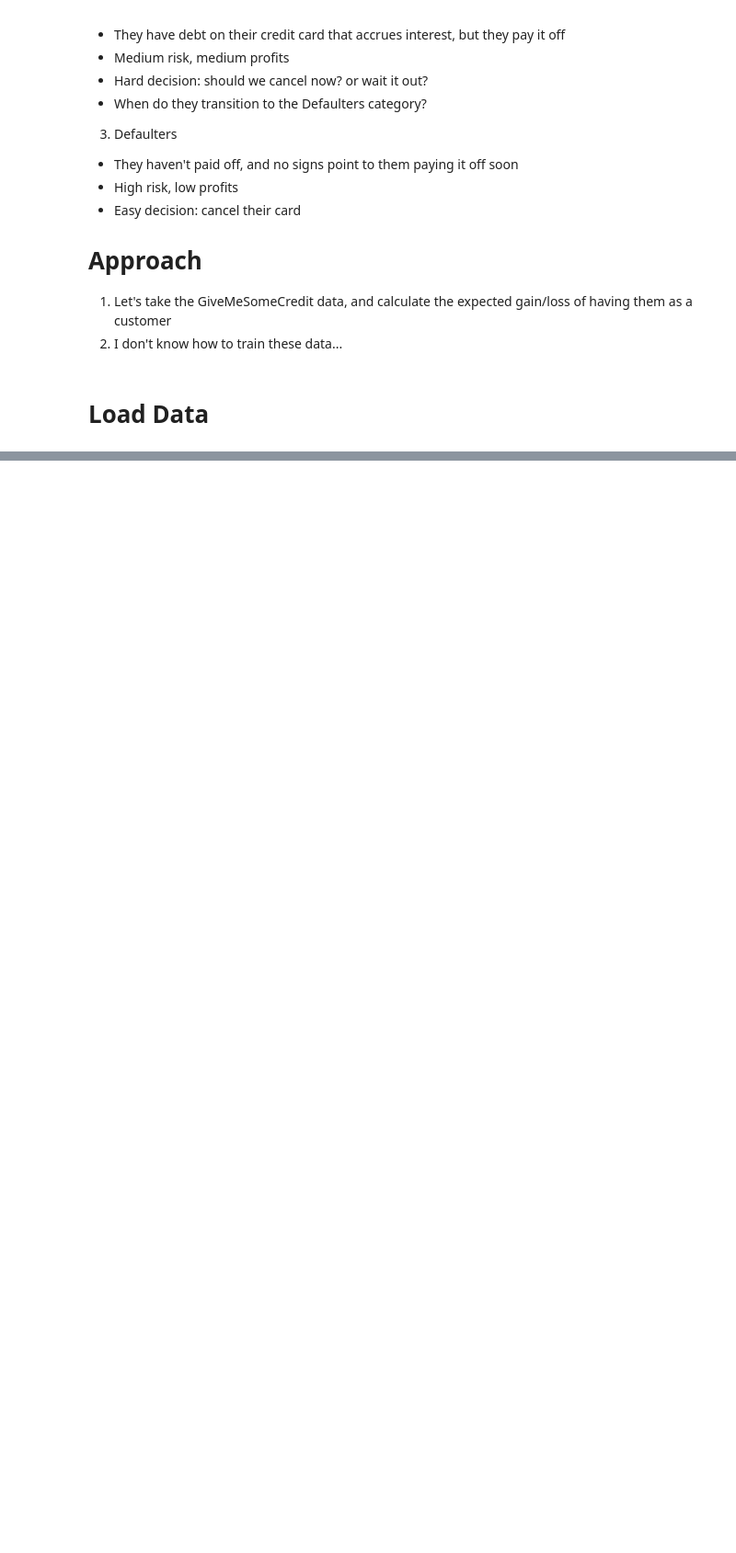
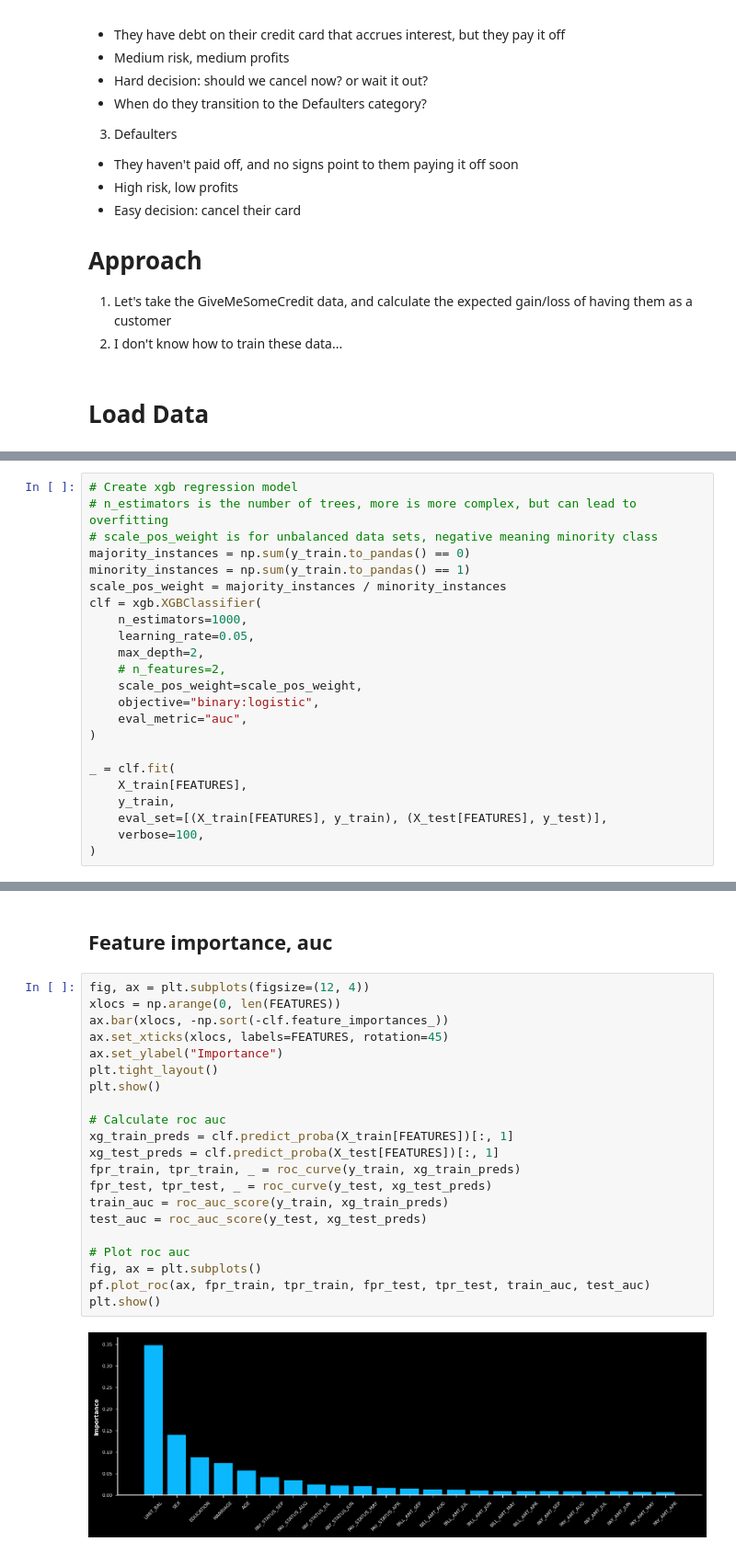
Before and after one commit to SethSullivan/learning, a Jupyter notebook: finance/sdt_cancel_credit.ipynb, the cells around one changed output, grey strips where cells are left out. Shown at 92% size. Cells and saved outputs as stored; diff of their text form; blank space fills up the shorter version.

```diff
--- a/finance/sdt_cancel_credit.ipynb
+++ b/finance/sdt_cancel_credit.ipynb
@@ -91,0 +154,23 @@ shape: (5, 25)
+# %%
+# Create xgb regression model
+# n_estimators is the number of trees, more is more complex, but can lead to overfitting
+# scale_pos_weight is for unbalanced data sets, negative meaning minority class
+majority_instances = np.sum(y_train.to_pandas() == 0)
+minority_instances = np.sum(y_train.to_pandas() == 1)
+scale_pos_weight = majority_instances / minority_instances
+clf = xgb.XGBClassifier(
+    n_estimators=1000,
+    learning_rate=0.05,
+    max_depth=2,
+    # n_features=2,
+    scale_pos_weight=scale_pos_weight,
+    objective="binary:logistic",
+    eval_metric="auc",
+)
+
+_ = clf.fit(
+    X_train[FEATURES],
+    y_train,
+    eval_set=[(X_train[FEATURES], y_train), (X_test[FEATURES], y_test)],
+    verbose=100,
+)
@@ -91,0 +189,25 @@ shape: (5, 25)
+# %% [markdown]
+## Feature importance, auc
+# %%
+fig, ax = plt.subplots(figsize=(12, 4))
+xlocs = np.arange(0, len(FEATURES))
+ax.bar(xlocs, -np.sort(-clf.feature_importances_))
+ax.set_xticks(xlocs, labels=FEATURES, rotation=45)
+ax.set_ylabel("Importance")
+plt.tight_layout()
+plt.show()
+
+# Calculate roc auc
+xg_train_preds = clf.predict_proba(X_train[FEATURES])[:, 1]
+xg_test_preds = clf.predict_proba(X_test[FEATURES])[:, 1]
+fpr_train, tpr_train, _ = roc_curve(y_train, xg_train_preds)
+fpr_test, tpr_test, _ = roc_curve(y_test, xg_test_preds)
+train_auc = roc_auc_score(y_train, xg_train_preds)
+test_auc = roc_auc_score(y_test, xg_test_preds)
+
+# Plot roc auc
+fig, ax = plt.subplots()
+pf.plot_roc(ax, fpr_train, tpr_train, fpr_test, tpr_test, train_auc, test_auc)
+plt.show()
+# %% [output]
+[figure, added]
```
Also changed, not shown: parts of 26 cells of this notebook.
